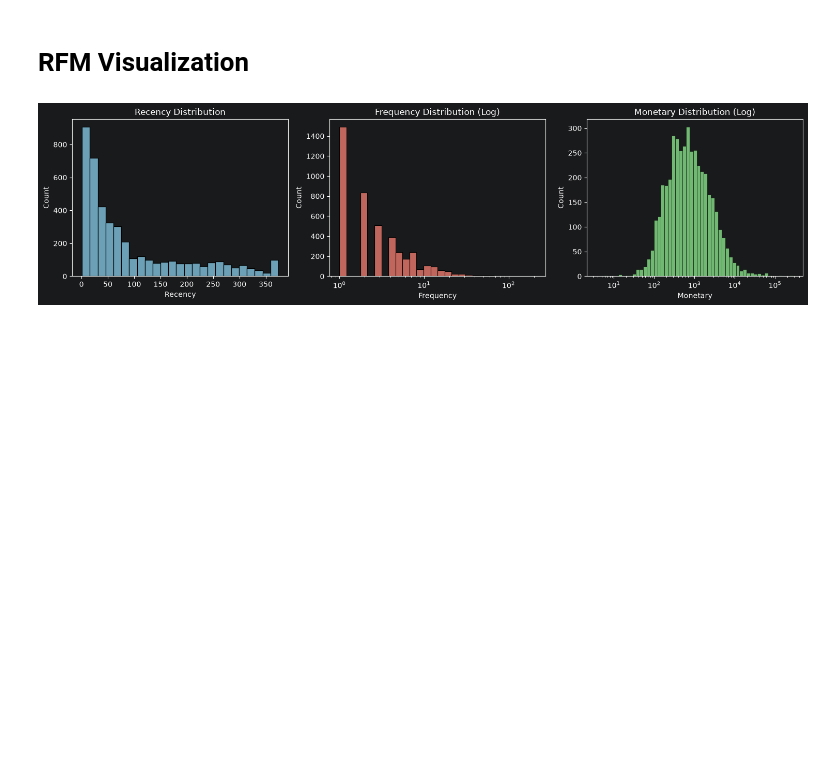
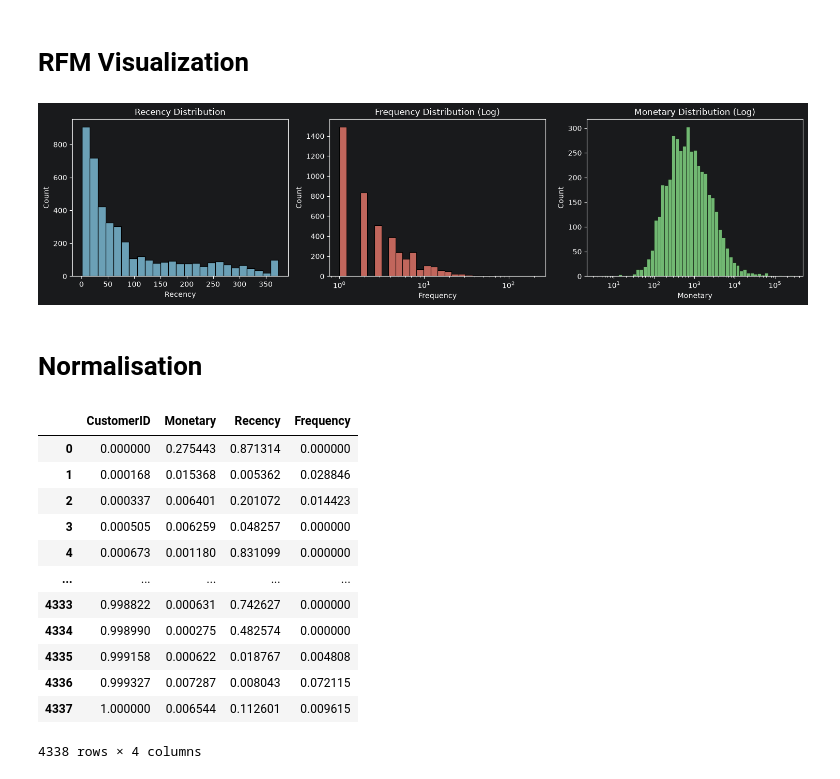
Before and after one commit to Aymanemjj/ML_Classification_of_clients, a Jupyter notebook: notebooks/main.ipynb, the cells around one changed output. Saved outputs shown, nothing was run; the diff lists cells and outputs as text; code cells hidden in the pictures; blank space fills up the shorter version.

Commit message:
RFM normalisation

```diff
--- a/notebooks/main.ipynb
+++ b/notebooks/main.ipynb
@@ -172,3 +172,22 @@ plt.tight_layout()
 plt.show()
 # %% [output]
 [figure]
+# %% [markdown]
+# Normalisation
+# %%
+RFM = (RFM - RFM.min()) / (RFM.max() - RFM.min())
+RFM
+# %% [output]
+|  | CustomerID | Monetary | Recency | Frequency |
+| 0 | 0.000000 | 0.275443 | 0.871314 | 0.000000 |
+| 1 | 0.000168 | 0.015368 | 0.005362 | 0.028846 |
+| 2 | 0.000337 | 0.006401 | 0.201072 | 0.014423 |
+| 3 | 0.000505 | 0.006259 | 0.048257 | 0.000000 |
+| 4 | 0.000673 | 0.001180 | 0.831099 | 0.000000 |
+| ... | ... | ... | ... | ... |
+| 4333 | 0.998822 | 0.000631 | 0.742627 | 0.000000 |
+| 4334 | 0.998990 | 0.000275 | 0.482574 | 0.000000 |
+| 4335 | 0.999158 | 0.000622 | 0.018767 | 0.004808 |
+| 4336 | 0.999327 | 0.007287 | 0.008043 | 0.072115 |
+| 4337 | 1.000000 | 0.006544 | 0.112601 | 0.009615 |
+4338 rows × 4 columns
```
